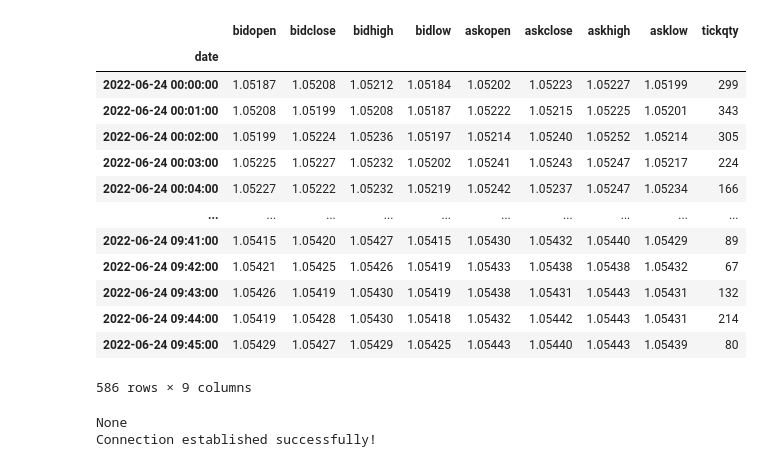
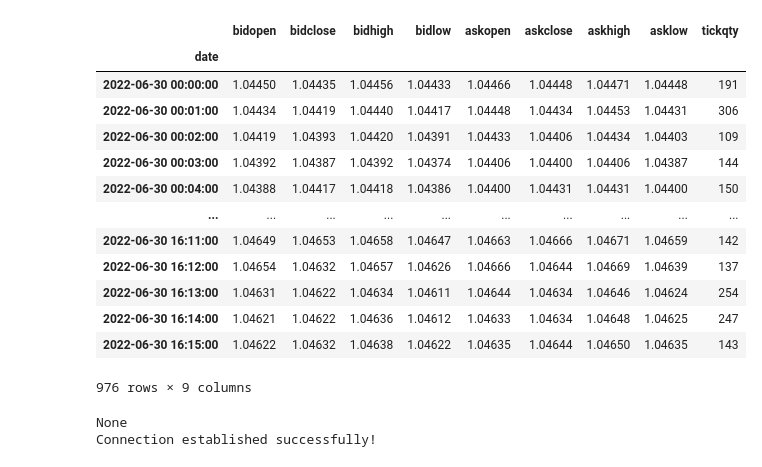
Before and after one commit to sonupal129/affinity, a Jupyter notebook: algo_test.ipynb, the cells around one changed output. Saved outputs shown, nothing was run; the diff lists cells and outputs as text; code cells hidden in the pictures.

```diff
--- a/algo_test.ipynb
+++ b/algo_test.ipynb
@@ -12,30 +12,30 @@ con
 # %%
 import datetime as dt
 from icecream import ic
 import socketio, engineio
 from django.conf import settings
 
-start = dt.datetime(2022,6,24)
-end = dt.datetime(2022,6,25)
+start = dt.datetime(2022,6,30)
+end = dt.datetime(2022,7,1)
 data = con.get_candles('EUR/USD', period='m1', start=start, end=end) #number=250 start=start, end=end
 # data.to_csv("may.csv")
 connection = con
 data
 # %% [output]
 |  | bidopen | bidclose | bidhigh | bidlow | askopen | askclose | askhigh | asklow | tickqty |
 | date |  |  |  |  |  |  |  |  |  |
-| 2022-06-24 00:00:00 | 1.05187 | 1.05208 | 1.05212 | 1.05184 | 1.05202 | 1.05223 | 1.05227 | 1.05199 | 299 |
-| 2022-06-24 00:01:00 | 1.05208 | 1.05199 | 1.05208 | 1.05187 | 1.05222 | 1.05215 | 1.05225 | 1.05201 | 343 |
-| 2022-06-24 00:02:00 | 1.05199 | 1.05224 | 1.05236 | 1.05197 | 1.05214 | 1.05240 | 1.05252 | 1.05214 | 305 |
-| 2022-06-24 00:03:00 | 1.05225 | 1.05227 | 1.05232 | 1.05202 | 1.05241 | 1.05243 | 1.05247 | 1.05217 | 224 |
-| 2022-06-24 00:04:00 | 1.05227 | 1.05222 | 1.05232 | 1.05219 | 1.05242 | 1.05237 | 1.05247 | 1.05234 | 166 |
+| 2022-06-30 00:00:00 | 1.04450 | 1.04435 | 1.04456 | 1.04433 | 1.04466 | 1.04448 | 1.04471 | 1.04448 | 191 |
+| 2022-06-30 00:01:00 | 1.04434 | 1.04419 | 1.04440 | 1.04417 | 1.04448 | 1.04434 | 1.04453 | 1.04431 | 306 |
+| 2022-06-30 00:02:00 | 1.04419 | 1.04393 | 1.04420 | 1.04391 | 1.04433 | 1.04406 | 1.04434 | 1.04403 | 109 |
+| 2022-06-30 00:03:00 | 1.04392 | 1.04387 | 1.04392 | 1.04374 | 1.04406 | 1.04400 | 1.04406 | 1.04387 | 144 |
+| 2022-06-30 00:04:00 | 1.04388 | 1.04417 | 1.04418 | 1.04386 | 1.04400 | 1.04431 | 1.04431 | 1.04400 | 150 |
 | ... | ... | ... | ... | ... | ... | ... | ... | ... | ... |
-| 2022-06-24 09:41:00 | 1.05415 | 1.05420 | 1.05427 | 1.05415 | 1.05430 | 1.05432 | 1.05440 | 1.05429 | 89 |
-| 2022-06-24 09:42:00 | 1.05421 | 1.05425 | 1.05426 | 1.05419 | 1.05433 | 1.05438 | 1.05438 | 1.05432 | 67 |
-| 2022-06-24 09:43:00 | 1.05426 | 1.05419 | 1.05430 | 1.05419 | 1.05438 | 1.05431 | 1.05443 | 1.05431 | 132 |
-| 2022-06-24 09:44:00 | 1.05419 | 1.05428 | 1.05430 | 1.05418 | 1.05432 | 1.05442 | 1.05443 | 1.05431 | 214 |
-| 2022-06-24 09:45:00 | 1.05429 | 1.05427 | 1.05429 | 1.05425 | 1.05443 | 1.05440 | 1.05443 | 1.05439 | 80 |
+| 2022-06-30 16:11:00 | 1.04649 | 1.04653 | 1.04658 | 1.04647 | 1.04663 | 1.04666 | 1.04671 | 1.04659 | 142 |
+| 2022-06-30 16:12:00 | 1.04654 | 1.04632 | 1.04657 | 1.04626 | 1.04666 | 1.04644 | 1.04669 | 1.04639 | 137 |
+| 2022-06-30 16:13:00 | 1.04631 | 1.04622 | 1.04634 | 1.04611 | 1.04644 | 1.04634 | 1.04646 | 1.04624 | 254 |
+| 2022-06-30 16:14:00 | 1.04621 | 1.04622 | 1.04636 | 1.04612 | 1.04633 | 1.04634 | 1.04648 | 1.04625 | 247 |
+| 2022-06-30 16:15:00 | 1.04622 | 1.04632 | 1.04638 | 1.04622 | 1.04635 | 1.04644 | 1.04650 | 1.04635 | 143 |
-586 rows × 9 columns
+976 rows × 9 columns
 # %%
 import django
 django.setup()
```
Also changed, not shown: parts of 53 cells of this notebook, 8 other files.
